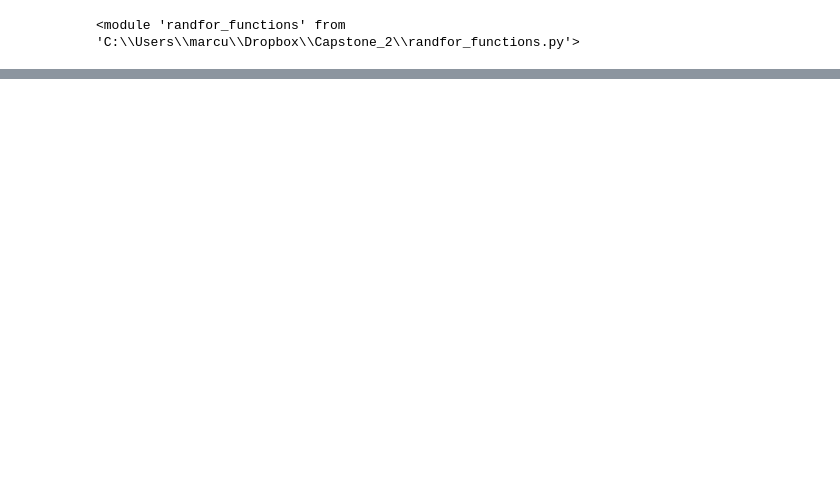
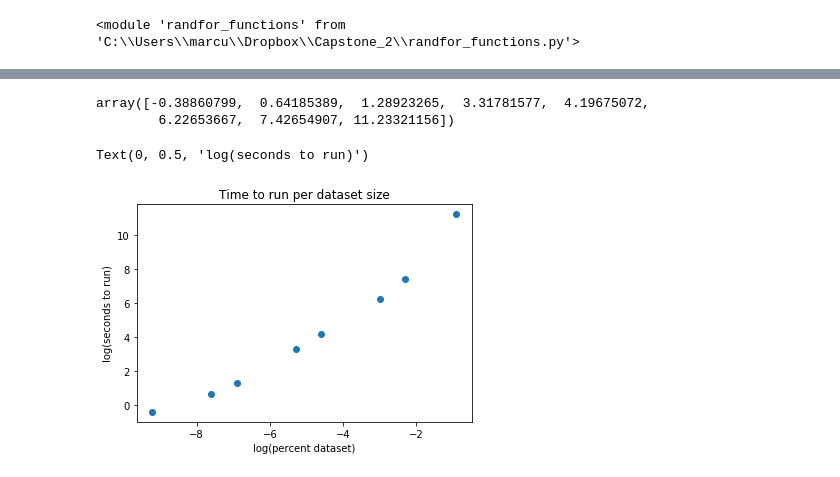
Before and after one commit to Hedgehog612/Capstone_Project_2, a Jupyter notebook: Machine learning.ipynb, the cells around one changed output, grey strips where cells are left out. Saved outputs shown, nothing was run; the diff lists cells and outputs as text; code cells hidden in the pictures; blank space fills up the shorter version.

```diff
--- a/Machine learning.ipynb
+++ b/Machine learning.ipynb
@@ -655,0 +835,16 @@ plt.ylim((0, 1.5))
+# %%
+sizes = [.0001, .0005, .001, .005, .01, .05, .1, .4]
+times = [.678, 1.9, 3.63, 27.6, 66.47, 506, 1680, 75600]
+# %%
+np.log(times)
+# %% [output]
+array([-0.38860799,  0.64185389,  1.28923265,  3.31781577,  4.19675072,
+        6.22653667,  7.42654907, 11.23321156])
+# %%
+plt.scatter(x = np.log(sizes), y = np.log(times))
+plt.title('Time to run per dataset size')
+plt.xlabel('log(percent dataset)')
+plt.ylabel('log(seconds to run)')
+# %% [output]
+Text(0, 0.5, 'log(seconds to run)')
+[figure, added]
```
Also changed, not shown: parts of 179 cells of this notebook, 4 other files.
